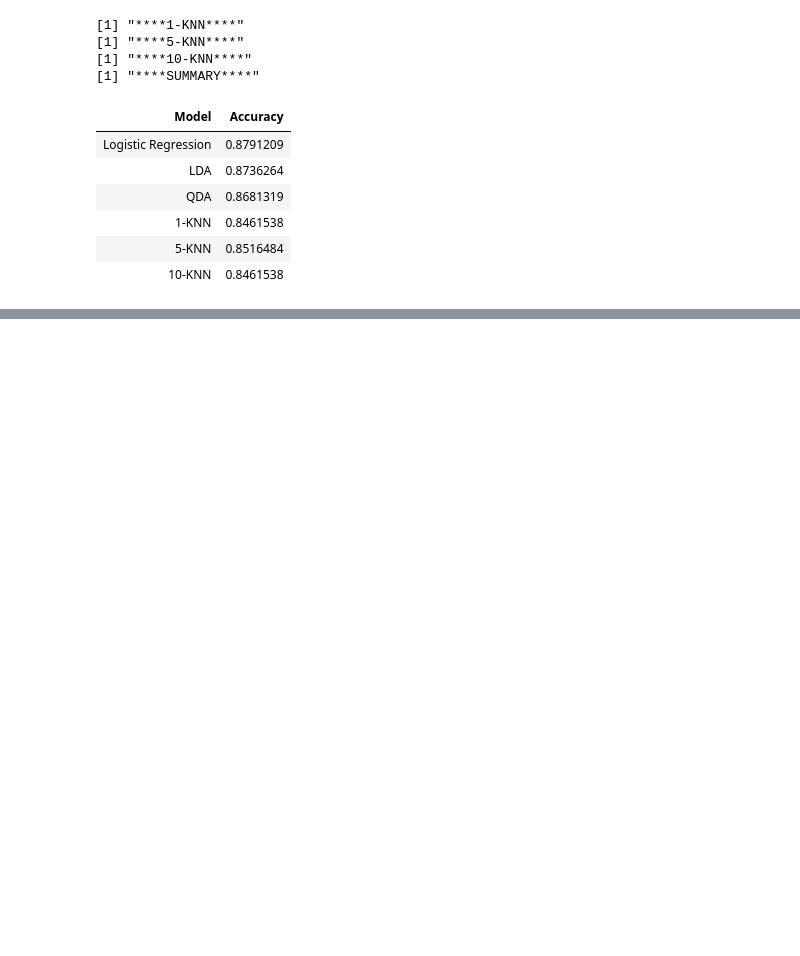
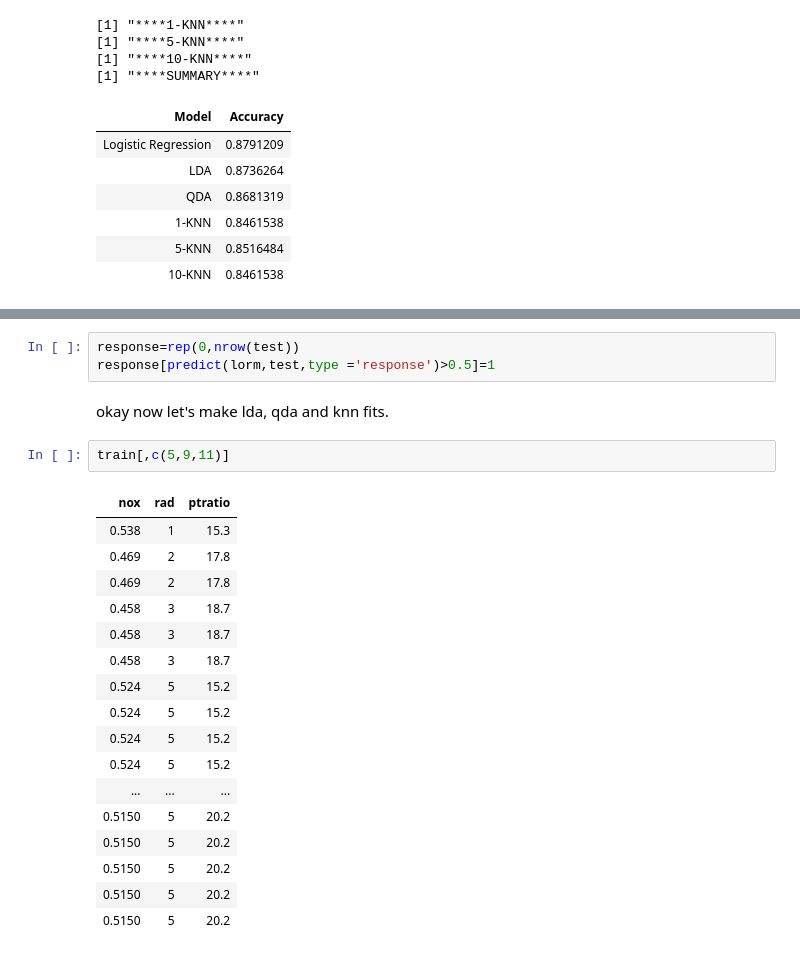
Before and after one commit to YoussefEssDS/ISLR-Labs, a Jupyter notebook: LAB Classification ISLR.ipynb, the cells around one changed output, grey strips where cells are left out. Saved outputs shown, nothing was run; the diff lists cells and outputs as text; blank space fills up the shorter version.

```diff
--- a/LAB Classification ISLR.ipynb
+++ b/LAB Classification ISLR.ipynb
@@ -373,0 +542,25 @@ Group means:
+# %%
+response=rep(0,nrow(test))
+response[predict(lorm,test,type ='response')>0.5]=1
+# %% [markdown]
+okay now let's make lda, qda and knn fits.
+# %%
+train[,c(5,9,11)]
+# %% [output]
+| nox | rad | ptratio |
+| 0.538 | 1 | 15.3 |
+| 0.469 | 2 | 17.8 |
+| 0.469 | 2 | 17.8 |
+| 0.458 | 3 | 18.7 |
+| 0.458 | 3 | 18.7 |
+| 0.458 | 3 | 18.7 |
+| 0.524 | 5 | 15.2 |
+| 0.524 | 5 | 15.2 |
+| 0.524 | 5 | 15.2 |
+| 0.524 | 5 | 15.2 |
+| ... | ... | ... |
+| 0.5150 | 5 | 20.2 |
+| 0.5150 | 5 | 20.2 |
+| 0.5150 | 5 | 20.2 |
+| 0.5150 | 5 | 20.2 |
+| 0.5150 | 5 | 20.2 |
```
Also changed, not shown: parts of 18 cells of this notebook.
